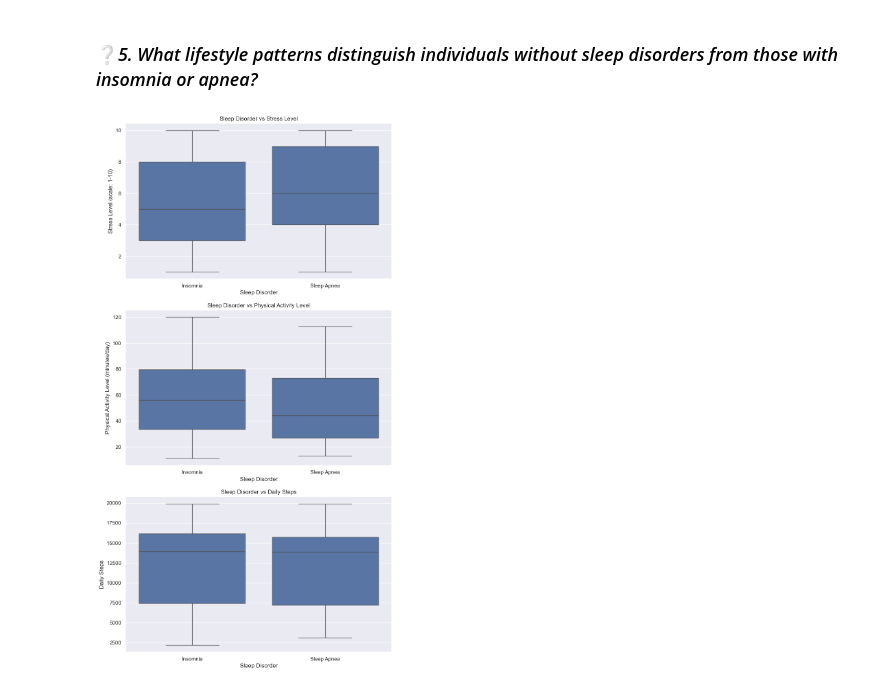
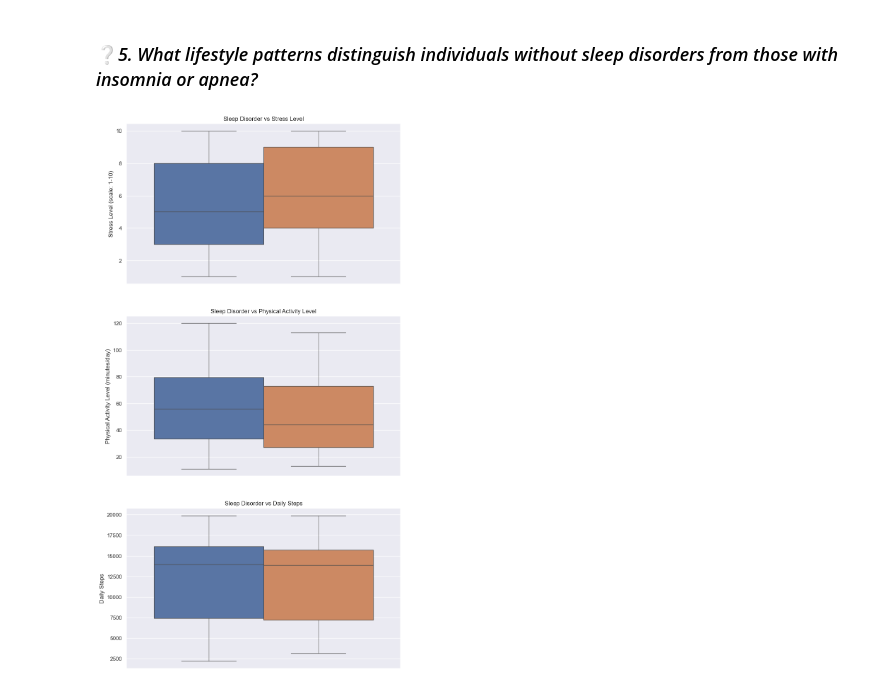
Before and after one commit to ascxiao/Sleep-Health-and-Lifestyle-Dataset, a Jupyter notebook: sleep.ipynb, the cells around one changed output. Drawn from its saved outputs; the diff is of its cells as text; code cells hidden in the pictures.

```diff
--- a/sleep.ipynb
+++ b/sleep.ipynb
@@ -270,16 +270,16 @@ Upon the conducted data analysis, there is no significant difference between the
 # %%
 fig5, axes5 = plt.subplots(3, figsize = (10,20))
 sns.set_theme(font_scale = 1)
 
-ax51 = sns.boxplot(x='Sleep Disorder', y='Stress Level (scale: 1-10)', data=sleep_transformed, ax = axes5[0])
+ax51 = sns.boxplot(hue='Sleep Disorder', y='Stress Level (scale: 1-10)', data=sleep_transformed, ax = axes5[0], legend = False)
 ax51.set_title('Sleep Disorder vs Stress Level')
 
-ax52 = sns.boxplot(x ='Sleep Disorder', y = 'Physical Activity Level (minutes/day)', data = sleep_transformed, ax = axes5[1])
+ax52 = sns.boxplot(hue ='Sleep Disorder', y = 'Physical Activity Level (minutes/day)', data = sleep_transformed, ax = axes5[1], legend = False)
 ax52.set_title('Sleep Disorder vs Physical Activity Level')
 
-ax53 = sns.boxplot(x ='Sleep Disorder', y = 'Daily Steps', data = sleep_transformed, ax = axes5[2])
+ax53 = sns.boxplot(hue ='Sleep Disorder', y = 'Daily Steps', data = sleep_transformed, ax = axes5[2], legend = False)
 ax53.set_title('Sleep Disorder vs Daily Steps')
 
 plt.show()
 # %% [output]
-[figure, old version]
+[figure, new version]
```
Also changed, not shown: parts of 1 cell of this notebook.
